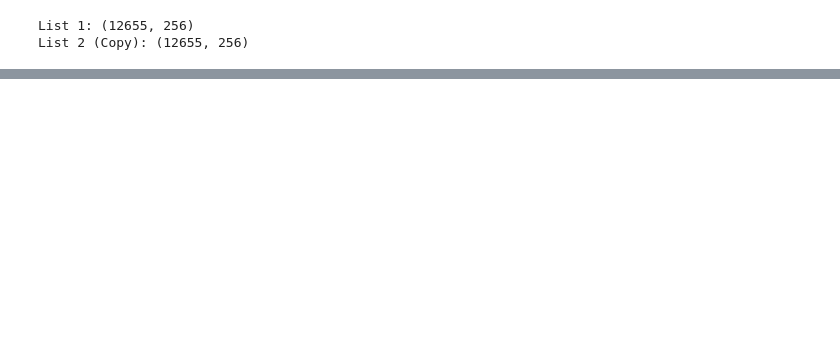
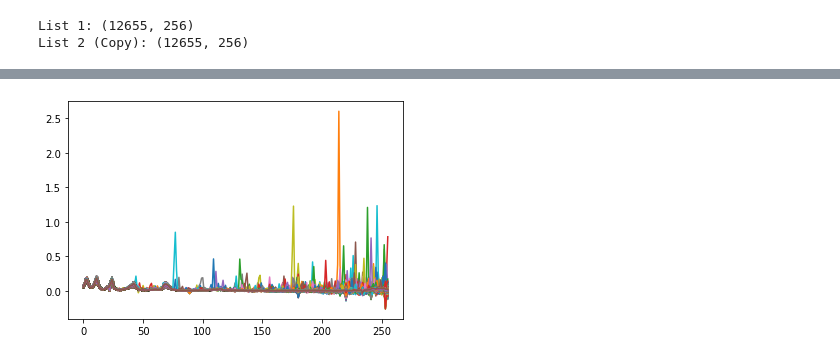
Before and after one commit to lucaslibshutz/spectralResearch, a Jupyter notebook: cleaning_spikes.ipynb, the cells around one changed output, grey strips where cells are left out. Cells and saved outputs as stored; diff of their text form; code cells hidden in the pictures; blank space fills up the shorter version.

```diff
--- a/cleaning_spikes.ipynb
+++ b/cleaning_spikes.ipynb
@@ -77,12 +73,13 @@ orig = total_spectrum.copy()
 ind  = np.where(orig[:,0]<.01)
 orig = np.delete(orig,ind,axis=0)
 # %%
-%matplotlib qt
-from matplotlib import pyplot as plt
-
+%matplotlib inline
+plt.figure(facecolor='white')
 for i in range(len(orig)):
     plt.plot(orig[i])
 plt.show()
+# %% [output]
+[figure, added]
 # %%
 #Next we replace all values less than zero with NaN
 ind = np.where(orig<0)
```
Also changed, not shown: parts of 6 cells of this notebook, 1 other file.
